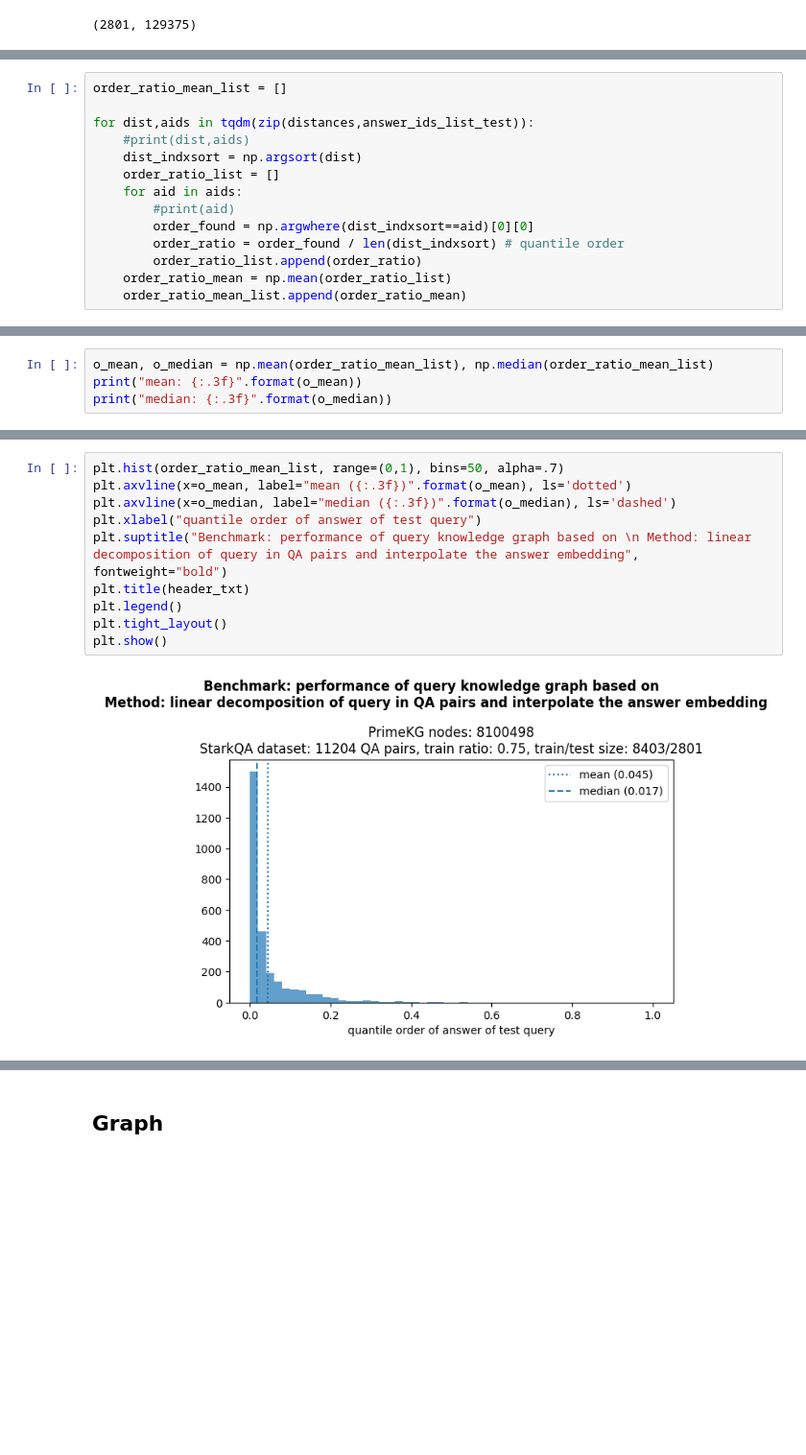
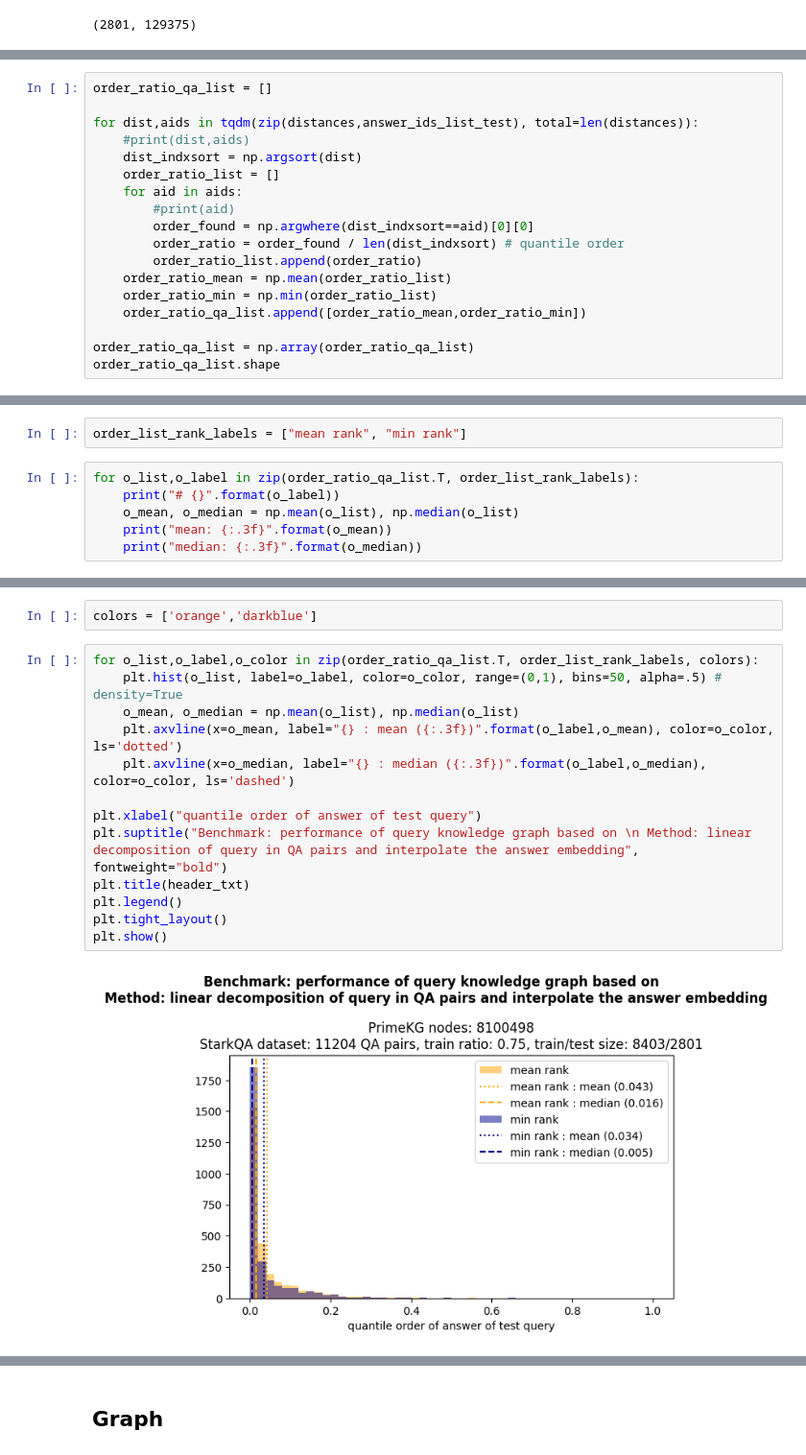
Before and after one commit to pas-calc/knowledge_graph_query, a Jupyter notebook: kg_embedding.ipynb, the cells around one changed output, grey strips where cells are left out. Shown: that part at 96% size. Cells and saved outputs as stored; diff of their text form; blank space fills up the shorter version.

Commit message:
KG embedding, benchmarking
find answers to questions relating drugs/diseases. train on QA database, update test performance

```diff
--- a/kg_embedding.ipynb
+++ b/kg_embedding.ipynb
@@ -384,7 +462,7 @@ len(answer_ids_list_test)
 # %%
-order_ratio_mean_list = []
+order_ratio_qa_list = []
 
-for dist,aids in tqdm(zip(distances,answer_ids_list_test)):
+for dist,aids in tqdm(zip(distances,answer_ids_list_test), total=len(distances)):
     #print(dist,aids)
     dist_indxsort = np.argsort(dist)
     order_ratio_list = []
@@ -394,4 +472,8 @@ for dist,aids in tqdm(zip(distances,answer_ids_list_test)):
         order_ratio = order_found / len(dist_indxsort) # quantile order
         order_ratio_list.append(order_ratio)
     order_ratio_mean = np.mean(order_ratio_list)
-    order_ratio_mean_list.append(order_ratio_mean)
+    order_ratio_min = np.min(order_ratio_list)
+    order_ratio_qa_list.append([order_ratio_mean,order_ratio_min])
+
+order_ratio_qa_list = np.array(order_ratio_qa_list)
+order_ratio_qa_list.shape
@@ -398,5 +487,9 @@ for dist,aids in tqdm(zip(distances,answer_ids_list_test)):
+# %%
+order_list_rank_labels = ["mean rank", "min rank"]
 # %%
-o_mean, o_median = np.mean(order_ratio_mean_list), np.median(order_ratio_mean_list)
-print("mean: {:.3f}".format(o_mean))
-print("median: {:.3f}".format(o_median))
+for o_list,o_label in zip(order_ratio_qa_list.T, order_list_rank_labels):
+    print("# {}".format(o_label))
+    o_mean, o_median = np.mean(o_list), np.median(o_list)
+    print("mean: {:.3f}".format(o_mean))
+    print("median: {:.3f}".format(o_median))
 # %% [output]
@@ -405,12 +502,17 @@ median: 0.017
+# %%
+colors = ['orange','darkblue']
 # %%
-plt.hist(order_ratio_mean_list, range=(0,1), bins=50, alpha=.7)
-plt.axvline(x=o_mean, label="mean ({:.3f})".format(o_mean), ls='dotted')
-plt.axvline(x=o_median, label="median ({:.3f})".format(o_median), ls='dashed')
+for o_list,o_label,o_color in zip(order_ratio_qa_list.T, order_list_rank_labels, colors):
+    plt.hist(o_list, label=o_label, color=o_color, range=(0,1), bins=50, alpha=.5) #  density=True
+    o_mean, o_median = np.mean(o_list), np.median(o_list)
+    plt.axvline(x=o_mean, label="{} : mean ({:.3f})".format(o_label,o_mean), color=o_color, ls='dotted')
+    plt.axvline(x=o_median, label="{} : median ({:.3f})".format(o_label,o_median), color=o_color, ls='dashed')
+
 plt.xlabel("quantile order of answer of test query")
 plt.suptitle("Benchmark: performance of query knowledge graph based on \n Method: linear decomposition of query in QA pairs and interpolate the answer embedding", fontweight="bold")
 plt.title(header_txt)
 plt.legend()
 plt.tight_layout()
 plt.show()
 # %% [output]
-[figure, old version]
+[figure, new version]
```
Also changed, not shown: parts of 41 cells of this notebook.
